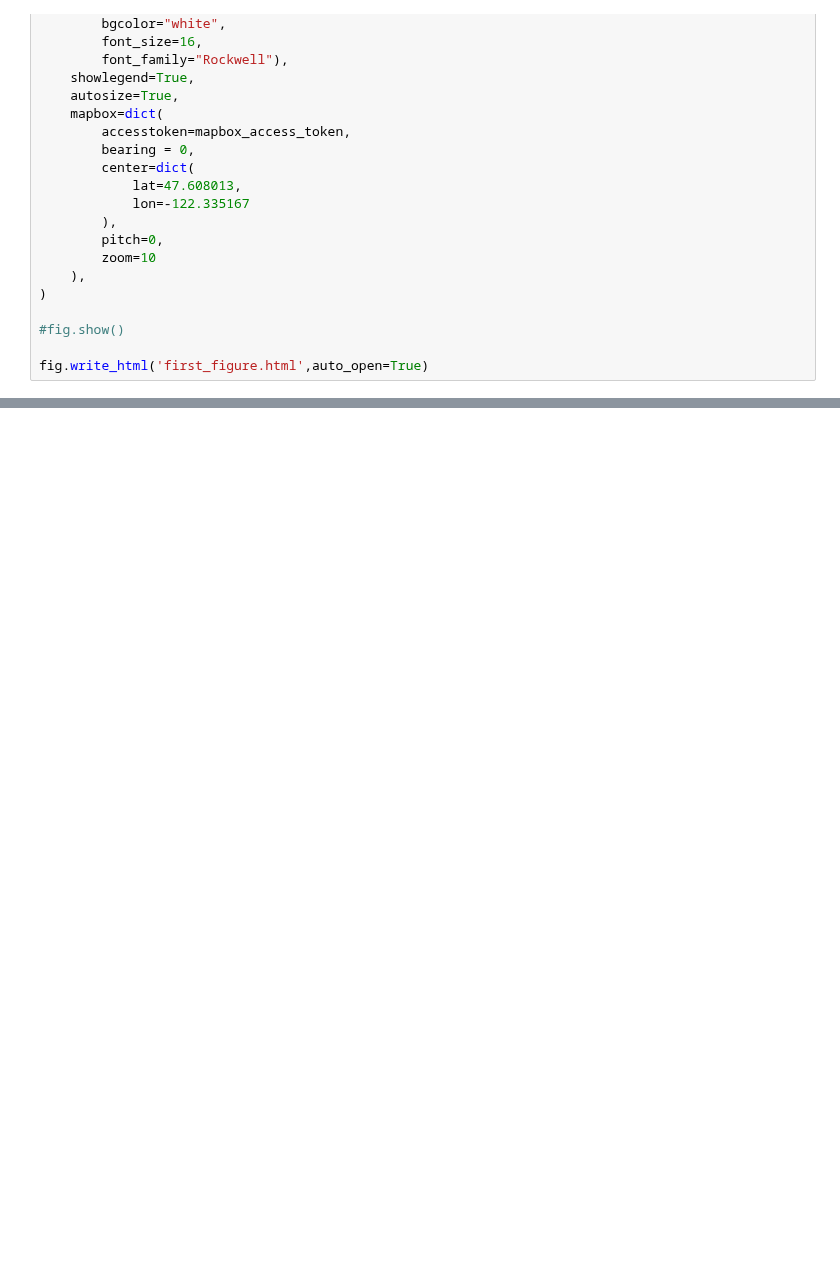
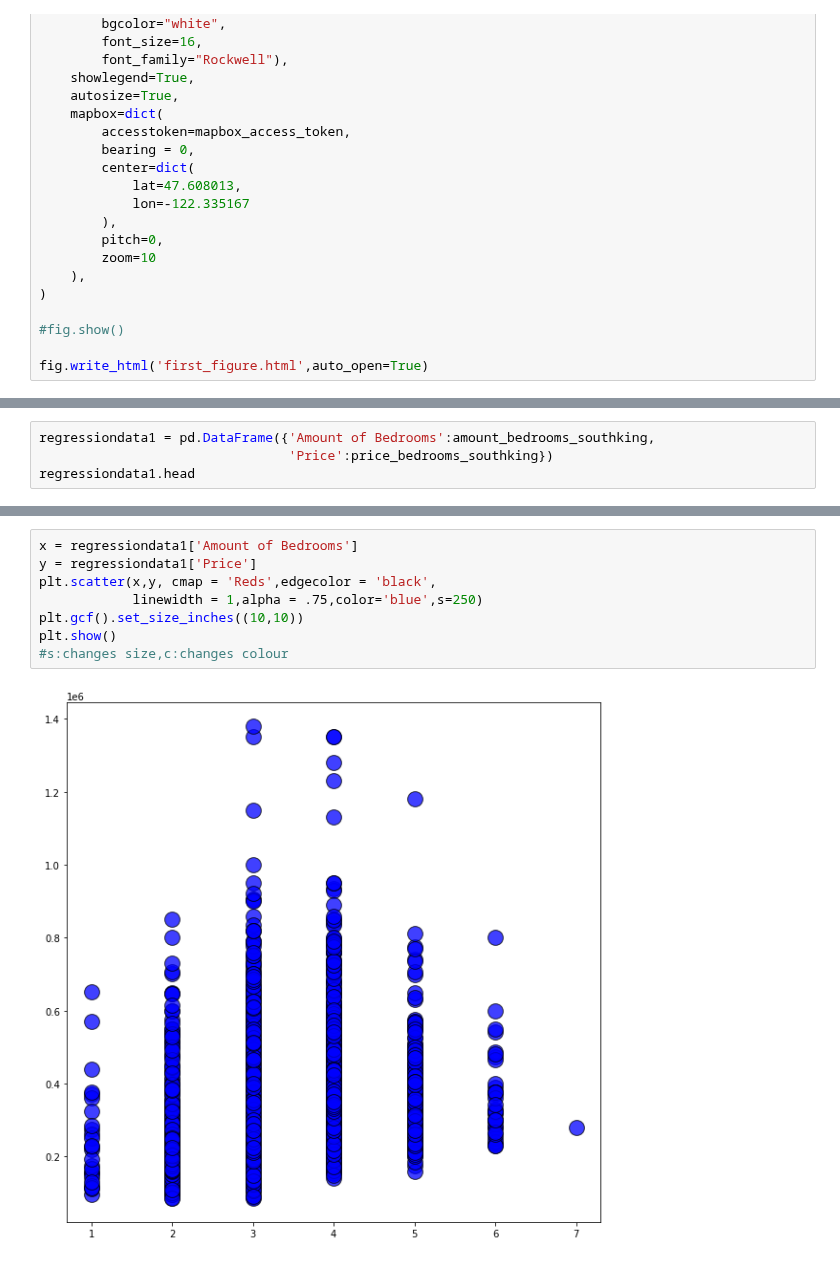
Before and after one commit to ruth-maker/file, a Jupyter notebook: House sales.ipynb, the cells around one changed output, grey strips where cells are left out. Drawn from its saved outputs; the diff is of its cells as text; blank space fills up the shorter version.

```diff
--- a/House sales.ipynb
+++ b/House sales.ipynb
@@ -1086,0 +1231,4 @@ fig.write_html('first_figure.html',auto_open=True)
+# %%
+regressiondata1 = pd.DataFrame({'Amount of Bedrooms':amount_bedrooms_southking,
+                                'Price':price_bedrooms_southking})
+regressiondata1.head
@@ -1086,0 +1250,10 @@ fig.write_html('first_figure.html',auto_open=True)
+# %%
+x = regressiondata1['Amount of Bedrooms']
+y = regressiondata1['Price']
+plt.scatter(x,y, cmap = 'Reds',edgecolor = 'black',
+            linewidth = 1,alpha = .75,color='blue',s=250)
+plt.gcf().set_size_inches((10,10))
+plt.show()
+#s:changes size,c:changes colour
+# %% [output]
+[figure, added]
```
Also changed, not shown: parts of 32 cells of this notebook.
